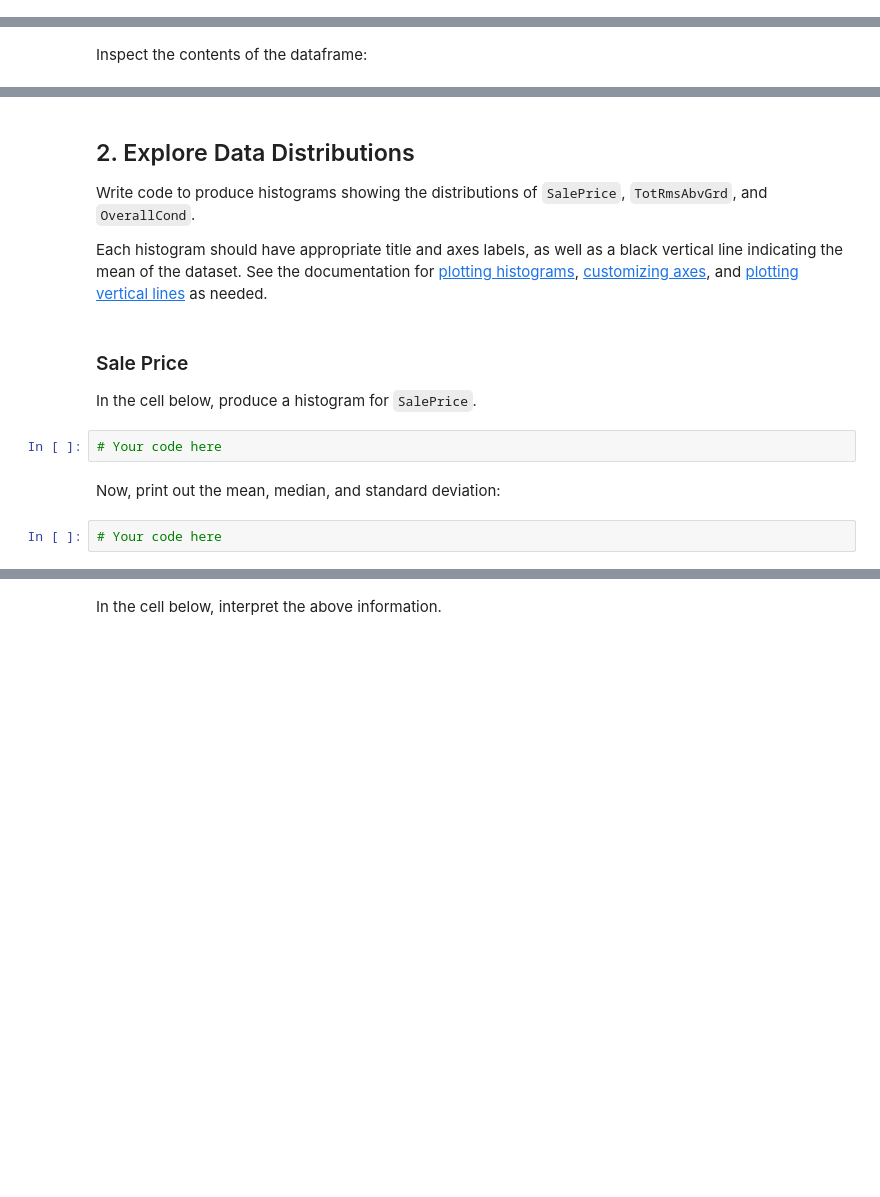
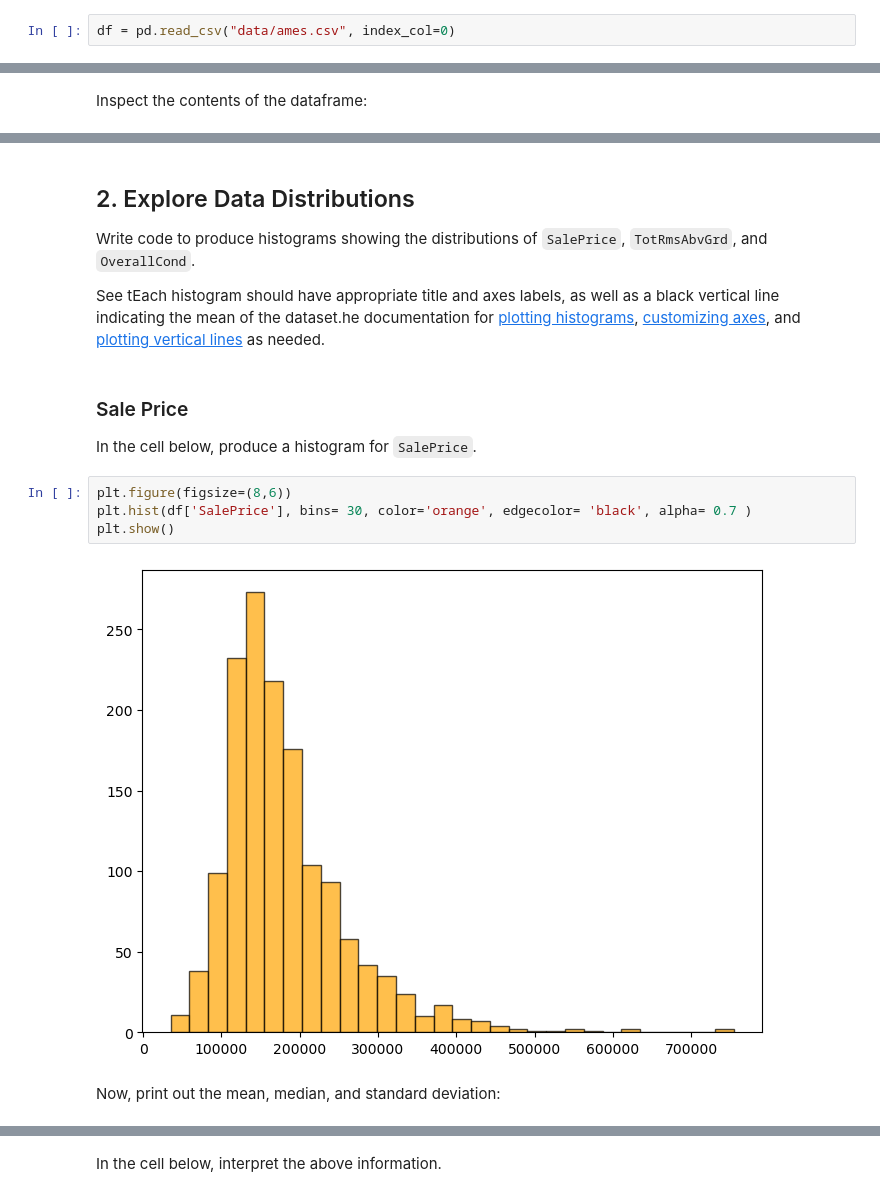
Before and after one commit to King-georges/pandas-eda-lab, a Jupyter notebook: index.ipynb, the cells around one changed output, grey strips where cells are left out. Cells and saved outputs as stored; diff of their text form; blank space fills up the shorter version.

```diff
--- a/index.ipynb
+++ b/index.ipynb
@@ -98,3 +98,5 @@ Now, use pandas to open the file located at `data/ames.csv` ([documentation here
+# %%
+df = pd.read_csv("data/ames.csv", index_col=0)
 # %% [markdown]
 The following code checks that you loaded the data correctly:
 # %%
@@ -122,14 +157,16 @@ df.info()
 
 Write code to produce histograms showing the distributions of `SalePrice`, `TotRmsAbvGrd`, and `OverallCond`.
 
-Each histogram should have appropriate title and axes labels, as well as a black vertical line indicating the mean of the dataset. See the documentation for [plotting histograms](https://matplotlib.org/stable/api/_as_gen/matplotlib.axes.Axes.hist.html), [customizing axes](https://matplotlib.org/stable/api/axes_api.html#axis-labels-title-and-legend), and [plotting vertical lines](https://matplotlib.org/stable/api/_as_gen/matplotlib.axes.Axes.axvline.html#matplotlib.axes.Axes.axvline) as needed.
+ See tEach histogram should have appropriate title and axes labels, as well as a black vertical line indicating the mean of the dataset.he documentation for [plotting histograms](https://matplotlib.org/stable/api/_as_gen/matplotlib.axes.Axes.hist.html), [customizing axes](https://matplotlib.org/stable/api/axes_api.html#axis-labels-title-and-legend), and [plotting vertical lines](https://matplotlib.org/stable/api/_as_gen/matplotlib.axes.Axes.axvline.html#matplotlib.axes.Axes.axvline) as needed.
 # %% [markdown]
 ### Sale Price
 
 In the cell below, produce a histogram for `SalePrice`.
-# %%
-# Your code here
+# %%
+plt.figure(figsize=(8,6))
+plt.hist(df['SalePrice'], bins= 30, color='orange', edgecolor= 'black', alpha= 0.7 )
+plt.show()
+# %% [output]
+[figure, added]
 # %% [markdown]
 Now, print out the mean, median, and standard deviation:
-# %%
-# Your code here
```
Also changed, not shown: parts of 10 cells of this notebook.
